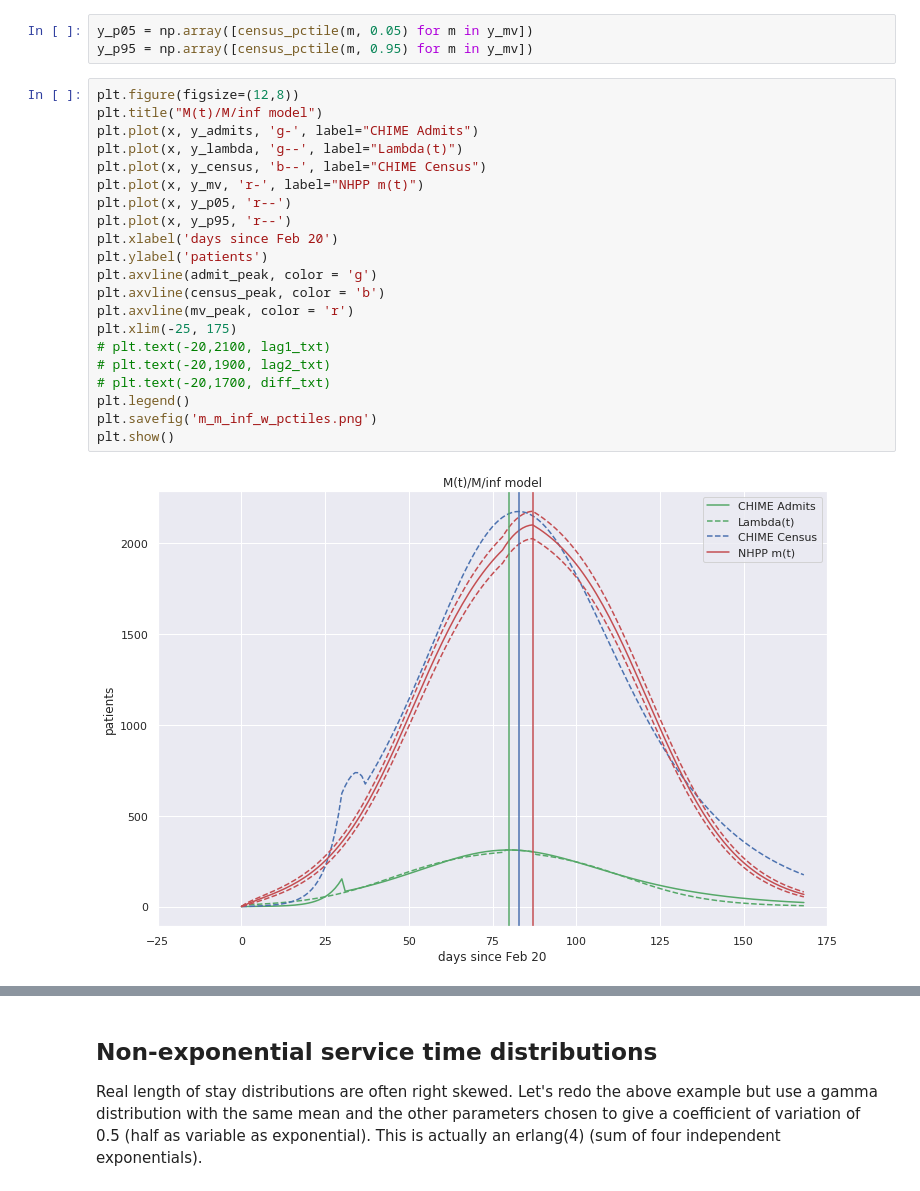
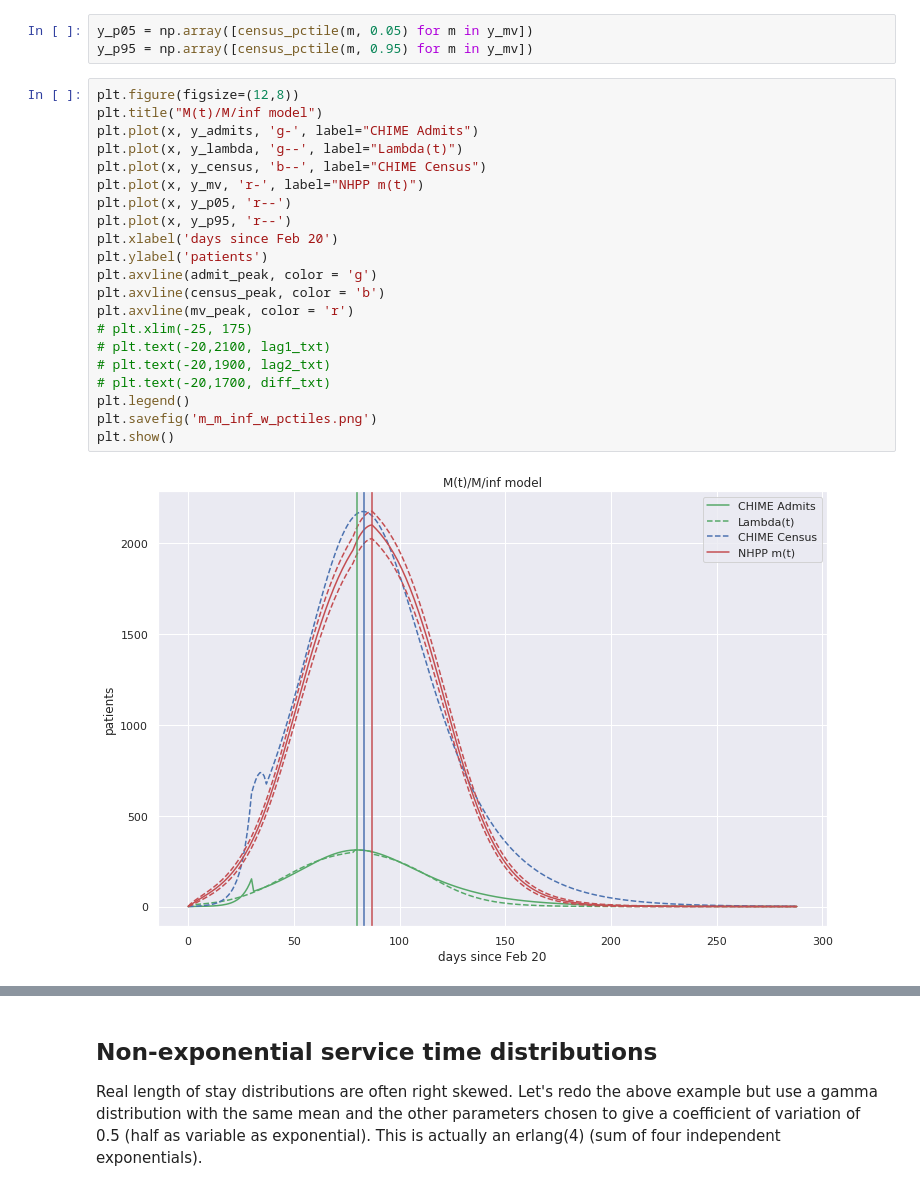
Before and after one commit to misken/c19, a Jupyter notebook: mychime/modeling/chime_flow_resources_p2.ipynb, the cells around one changed output, grey strips where cells are left out. Cells and saved outputs as stored; diff of their text form.

```diff
--- a/mychime/modeling/chime_flow_resources_p2.ipynb
+++ b/mychime/modeling/chime_flow_resources_p2.ipynb
@@ -771,23 +771,23 @@ y_p95 = np.array([census_pctile(m, 0.95) for m in y_mv])
 # %%
 plt.figure(figsize=(12,8))
 plt.title("M(t)/M/inf model")
 plt.plot(x, y_admits, 'g-', label="CHIME Admits")
 plt.plot(x, y_lambda, 'g--', label="Lambda(t)")
 plt.plot(x, y_census, 'b--', label="CHIME Census")
 plt.plot(x, y_mv, 'r-', label="NHPP m(t)")
 plt.plot(x, y_p05, 'r--')
 plt.plot(x, y_p95, 'r--')
 plt.xlabel('days since Feb 20')
 plt.ylabel('patients')
 plt.axvline(admit_peak, color = 'g')
 plt.axvline(census_peak, color = 'b')
 plt.axvline(mv_peak, color = 'r')
-plt.xlim(-25, 175)
+# plt.xlim(-25, 175)
 # plt.text(-20,2100, lag1_txt)
 # plt.text(-20,1900, lag2_txt)
 # plt.text(-20,1700, diff_txt)
 plt.legend()
 plt.savefig('m_m_inf_w_pctiles.png')
 plt.show()
 # %% [output]
-[figure, old version]
+[figure, new version]
```
Also changed, not shown: parts of 25 cells of this notebook.
